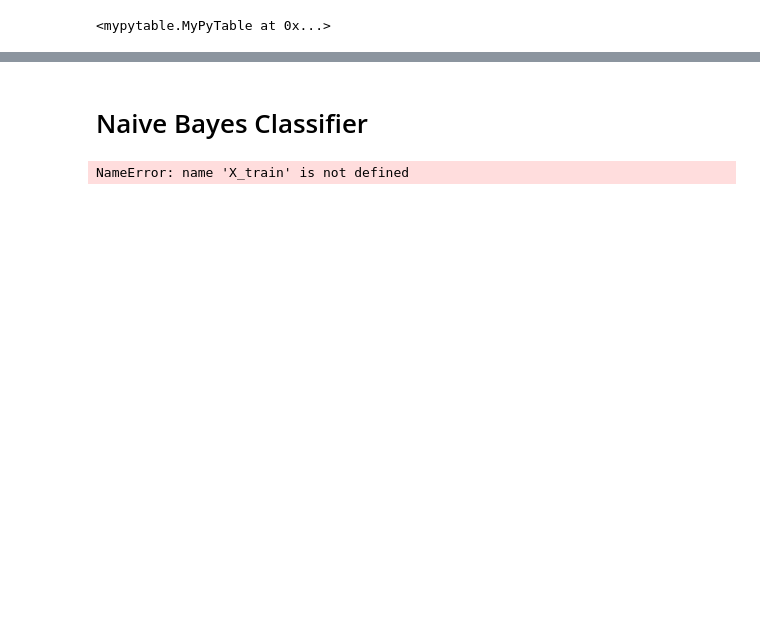
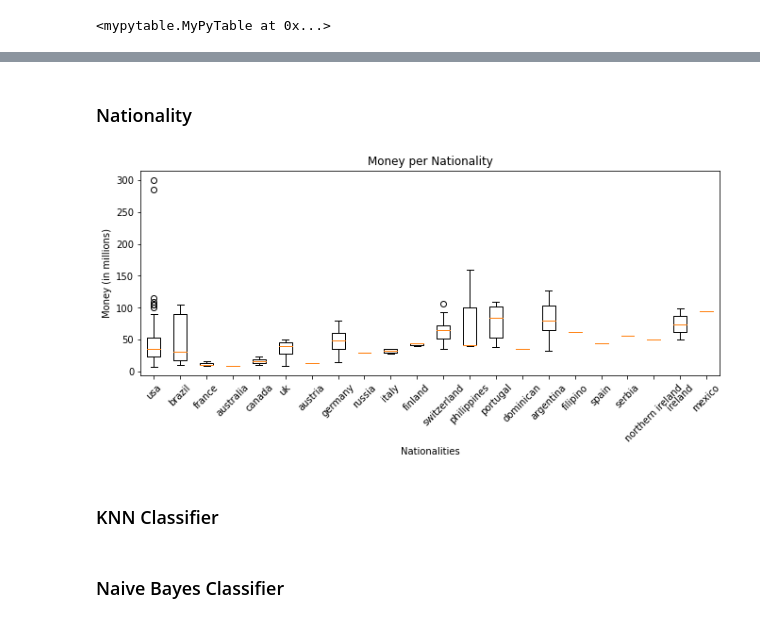
Before and after one commit to NoemiTurner/CPSC322Project, a Jupyter notebook: EDA.ipynb, the cells around one changed output, grey strips where cells are left out. Saved outputs shown, nothing was run; the diff lists cells and outputs as text; code cells hidden in the pictures; blank space fills up the shorter version.

```diff
--- a/EDA.ipynb
+++ b/EDA.ipynb
@@ -34,6 +40,9 @@ y_data = utils.discritize_data_by_million(data)
 # %%
-#col = utils.get_column(data.data, data.column_names, "earnings_($ million)")
-col = utils.get_column(data.data, data.column_names, "Sport")
-for i in range(len(col)):
-    col[i] = col[i].lower()
-X_train, X_test, y_train, y_true = myevaluation.train_test_split(col, y_data)
+combined_data = []
+sport = utils.get_column(data.data, data.column_names, "Sport")
+country = utils.get_column(data.data, data.column_names, "Nationality")
+for i in range(len(sport)):
+    country[i] = country[i].lower()
+    sport[i] = sport[i].lower()
+    combined_data.append([country[i], sport[i]])
+X_train, X_test, y_train, y_true = myevaluation.train_test_split(combined_data, y_data)
@@ -39,0 +68,19 @@ X_train, X_test, y_train, y_true = myevaluation.train_test_split(col, y_data)
+# %% [markdown]
+### Nationality
+# %%
+data.remove_rows_with_missing_values()
+nationality = data.get_column("Nationality")
+money = data.get_column("earnings_($ million)")
+for i in range(len(nationality)):
+    nationality[i] = nationality[i].lower()
+nationality_split = utils.split_string_count(nationality)
+unique_nationalities = utils.get_genres(nationality_split)
+total_scores = utils.divide_ratings(unique_nationalities, nationality, money)
+for row in total_scores:
+    while('' in row):
+        row.remove('')
+pu.generate_box_plot(total_scores, unique_nationalities, "Nationalities", "Money (in millions)", "Money per Nationality")
+# %% [output]
+[figure, added]
+# %% [markdown]
+### KNN Classifier
@@ -40,13 +116,2 @@ X_train, X_test, y_train, y_true = myevaluation.train_test_split(col, y_data)
 # %% [markdown]
-# Naive Bayes Classifier
+### Naive Bayes Classifier
-# %%
-print(X_train)
-new_Xtrain = []
-for item in X_train:
-    new_Xtrain.append([item])
-print(new_Xtrain)
-nbc = MyNaiveBayesClassifier()
-nbc.fit(new_Xtrain, y_train)
-y_pred = nbc.predict(X_test)
-# %% [output]
-NameError: name 'X_train' is not defined
```
Also changed, not shown: parts of 21 cells of this notebook, 8 other files.
